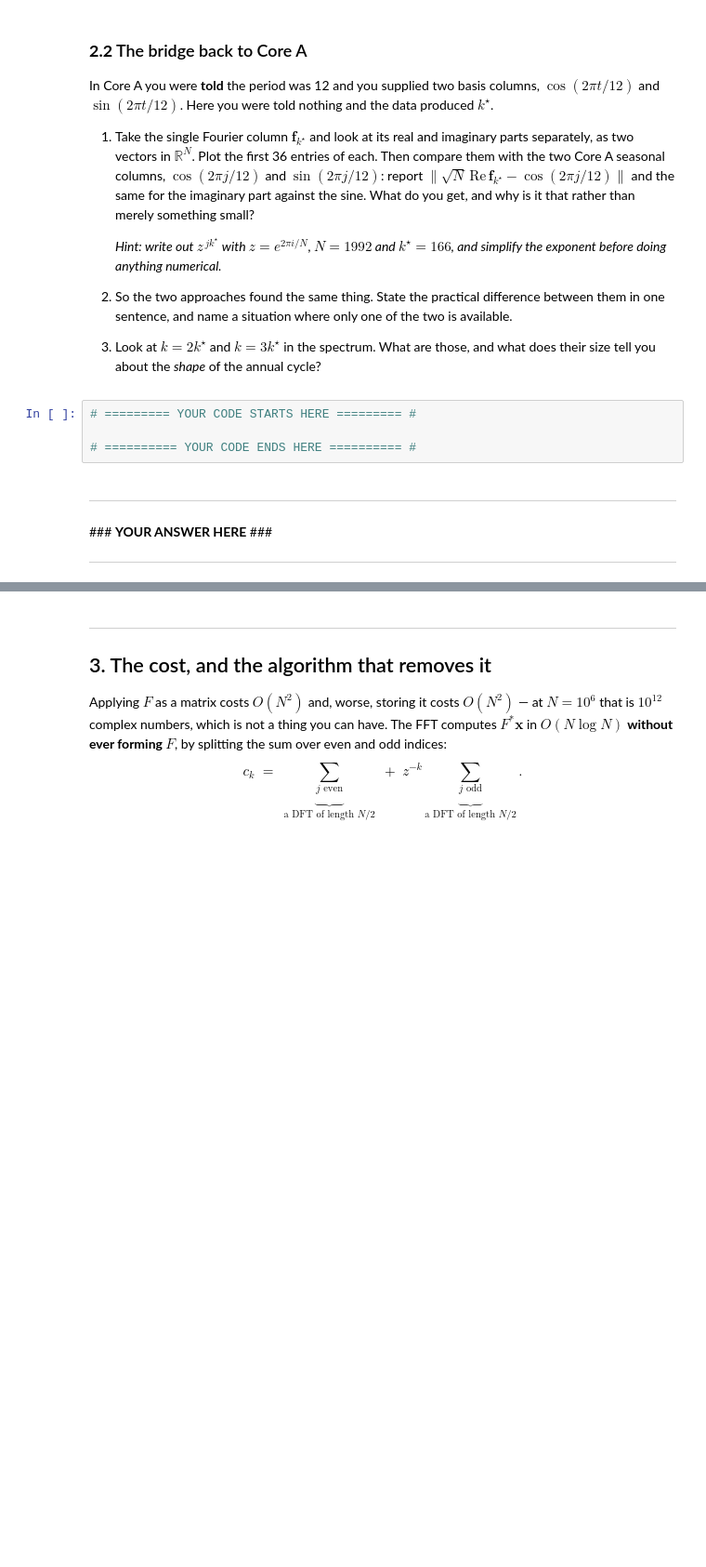
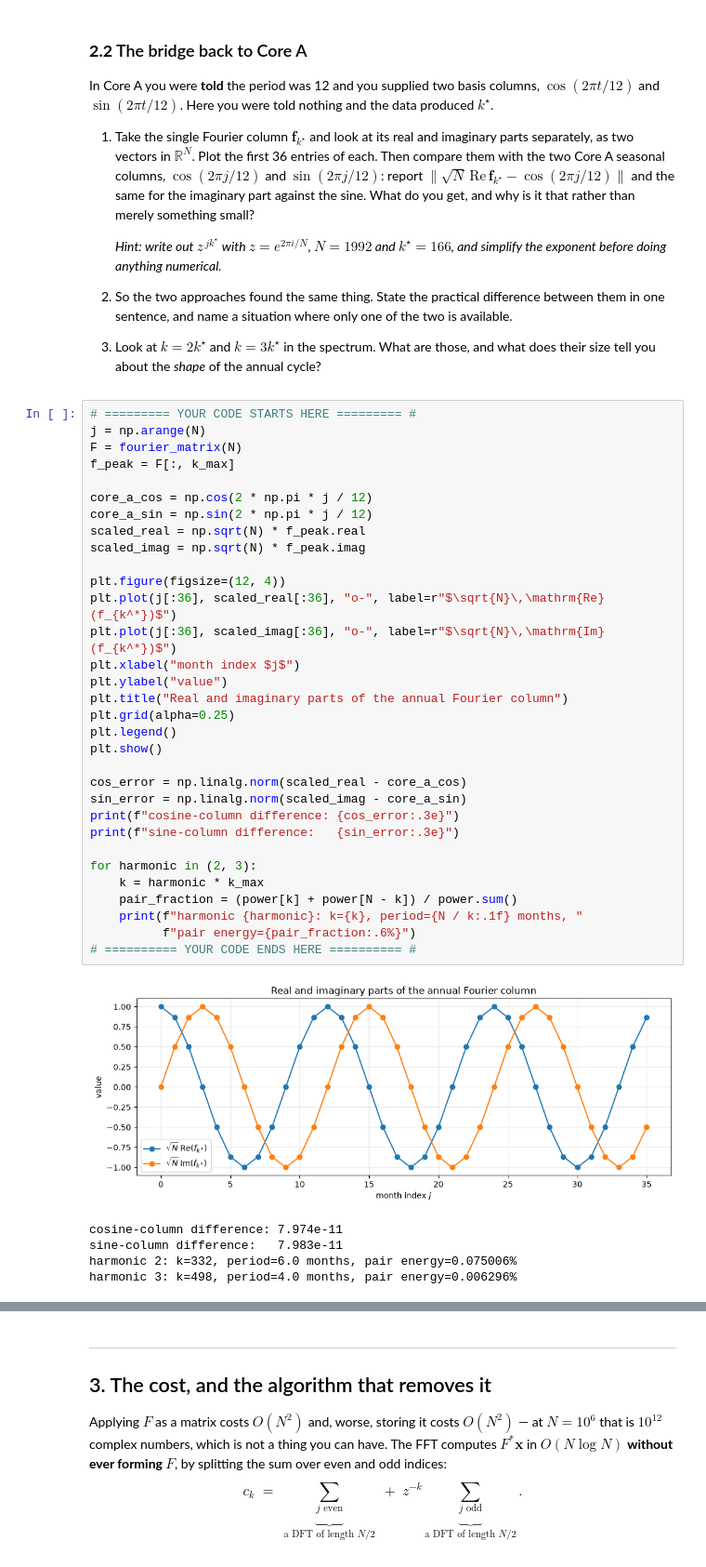
Before and after one commit to CallMeLiubomyr/la-lab1, a Jupyter notebook: lab1-coreB-fourier.ipynb, the cells around one changed output, grey strips where cells are left out. Shown at 93% size. Drawn from its saved outputs; the diff is of its cells as text; blank space fills up the shorter version.

```diff
--- a/lab1-coreB-fourier.ipynb
+++ b/lab1-coreB-fourier.ipynb
@@ -363,12 +362,41 @@ $k^{\star}$.
    in one sentence, and name a situation where only one of the two is available.
 3. Look at $k = 2k^{\star}$ and $k = 3k^{\star}$ in the spectrum. What are those, and what
    does their size tell you about the *shape* of the annual cycle?
-# %%
-# ========= YOUR CODE STARTS HERE ========= #
-
-# ========== YOUR CODE ENDS HERE ========== #
-# %% [markdown]
----
-\### **YOUR ANSWER HERE** \###
-
----
+# %%
+# ========= YOUR CODE STARTS HERE ========= #
+j = np.arange(N)
+F = fourier_matrix(N)
+f_peak = F[:, k_max]
+
+core_a_cos = np.cos(2 * np.pi * j / 12)
+core_a_sin = np.sin(2 * np.pi * j / 12)
+scaled_real = np.sqrt(N) * f_peak.real
+scaled_imag = np.sqrt(N) * f_peak.imag
+
+plt.figure(figsize=(12, 4))
+plt.plot(j[:36], scaled_real[:36], "o-", label=r"$\sqrt{N}\,\mathrm{Re}(f_{k^*})$")
+plt.plot(j[:36], scaled_imag[:36], "o-", label=r"$\sqrt{N}\,\mathrm{Im}(f_{k^*})$")
+plt.xlabel("month index $j$")
+plt.ylabel("value")
+plt.title("Real and imaginary parts of the annual Fourier column")
+plt.grid(alpha=0.25)
+plt.legend()
+plt.show()
+
+cos_error = np.linalg.norm(scaled_real - core_a_cos)
+sin_error = np.linalg.norm(scaled_imag - core_a_sin)
+print(f"cosine-column difference: {cos_error:.3e}")
+print(f"sine-column difference:   {sin_error:.3e}")
+
+for harmonic in (2, 3):
+    k = harmonic * k_max
+    pair_fraction = (power[k] + power[N - k]) / power.sum()
+    print(f"harmonic {harmonic}: k={k}, period={N / k:.1f} months, "
+          f"pair energy={pair_fraction:.6%}")
+# ========== YOUR CODE ENDS HERE ========== #
+# %% [output]
+[figure, added]
+cosine-column difference: 7.974e-11
+sine-column difference:   7.983e-11
+harmonic 2: k=332, period=6.0 months, pair energy=0.075006%
+harmonic 3: k=498, period=4.0 months, pair energy=0.006296%
```
Also changed, not shown: parts of 17 cells of this notebook.
